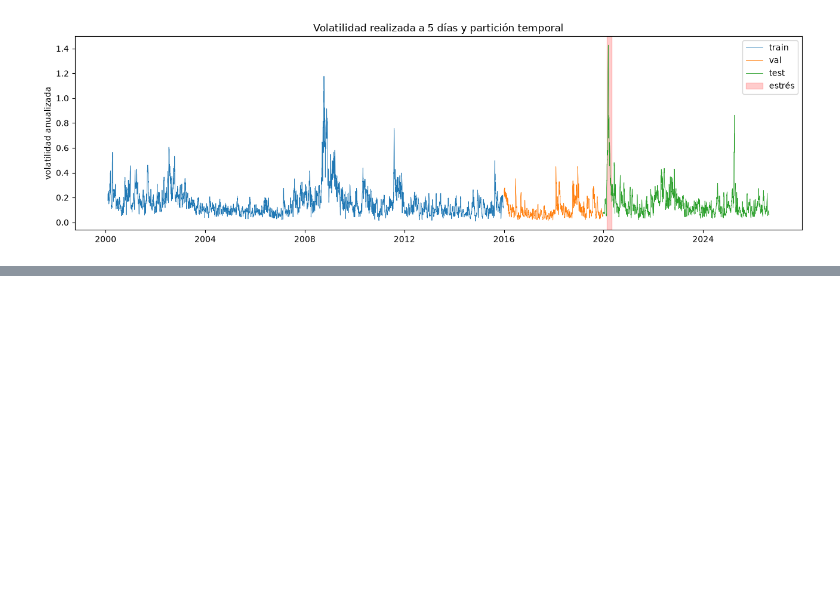
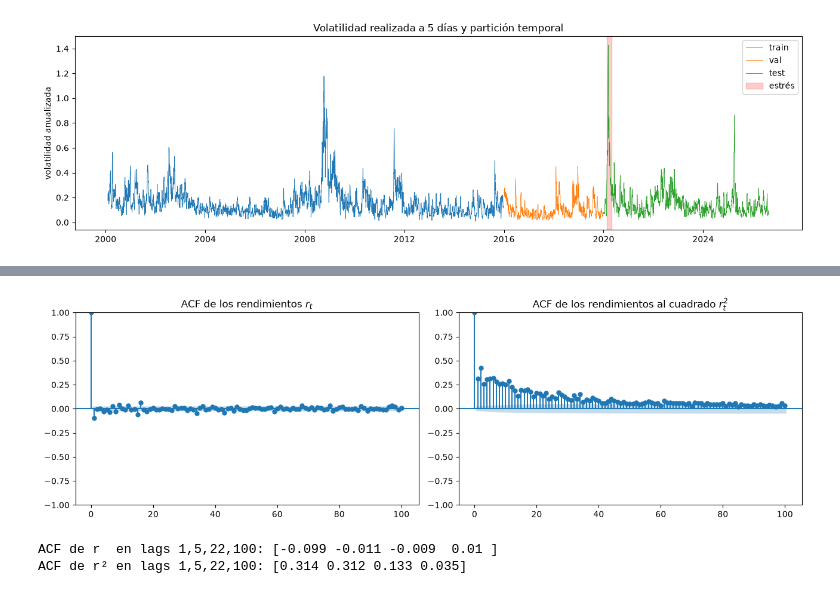
Before and after one commit to VictorSinNav/TFG, a Jupyter notebook: notebooks/01_exploracion.ipynb, the cells around one changed output, grey strips where cells are left out. Saved outputs shown, nothing was run; the diff lists cells and outputs as text; code cells hidden in the pictures; blank space fills up the shorter version.

```diff
--- a/notebooks/01_exploracion.ipynb
+++ b/notebooks/01_exploracion.ipynb
@@ -194,0 +233,21 @@ plt.show()
+# %%
+fig, axes = plt.subplots(1, 2, figsize=(13, 4))
+
+plot_acf(r.dropna(), lags=100, ax=axes[0], alpha=0.05)
+axes[0].set_title("ACF de los rendimientos $r_t$")
+
+plot_acf((r ** 2).dropna(), lags=100, ax=axes[1], alpha=0.05)
+axes[1].set_title("ACF de los rendimientos al cuadrado $r_t^2$")
+
+plt.tight_layout()
+plt.savefig(f"{FIG}/acf_rendimientos.png", dpi=150)
+plt.show()
+
+# Valores numéricos para citar en la memoria
+from statsmodels.tsa.stattools import acf
+print("ACF de r  en lags 1,5,22,100:", acf(r.dropna(), nlags=100)[[1,5,22,100]].round(3))
+print("ACF de r² en lags 1,5,22,100:", acf((r**2).dropna(), nlags=100)[[1,5,22,100]].round(3))
+# %% [output]
+[figure, added]
+ACF de r  en lags 1,5,22,100: [-0.099 -0.011 -0.009  0.01 ]
+ACF de r² en lags 1,5,22,100: [0.314 0.312 0.133 0.035]
```
Also changed, not shown: parts of 18 cells of this notebook, 11 other files.
